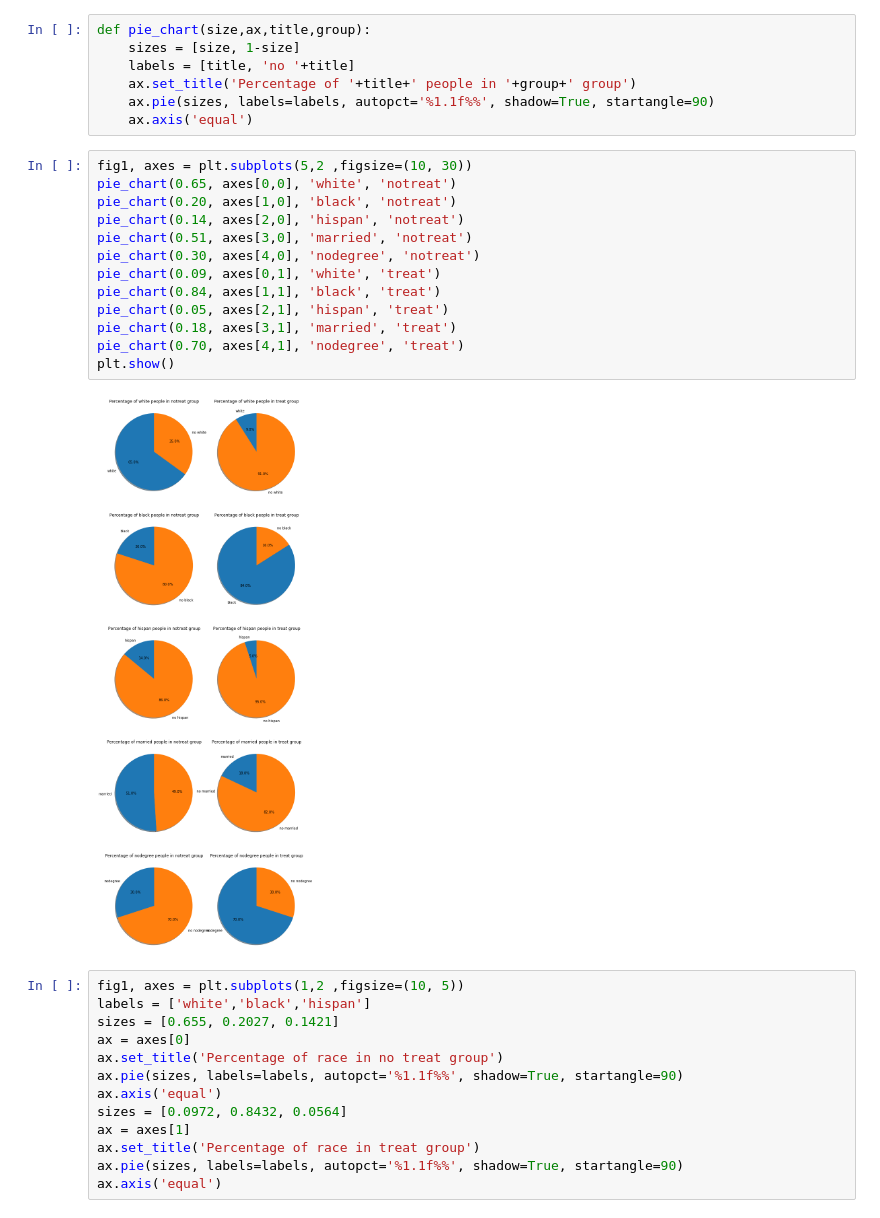
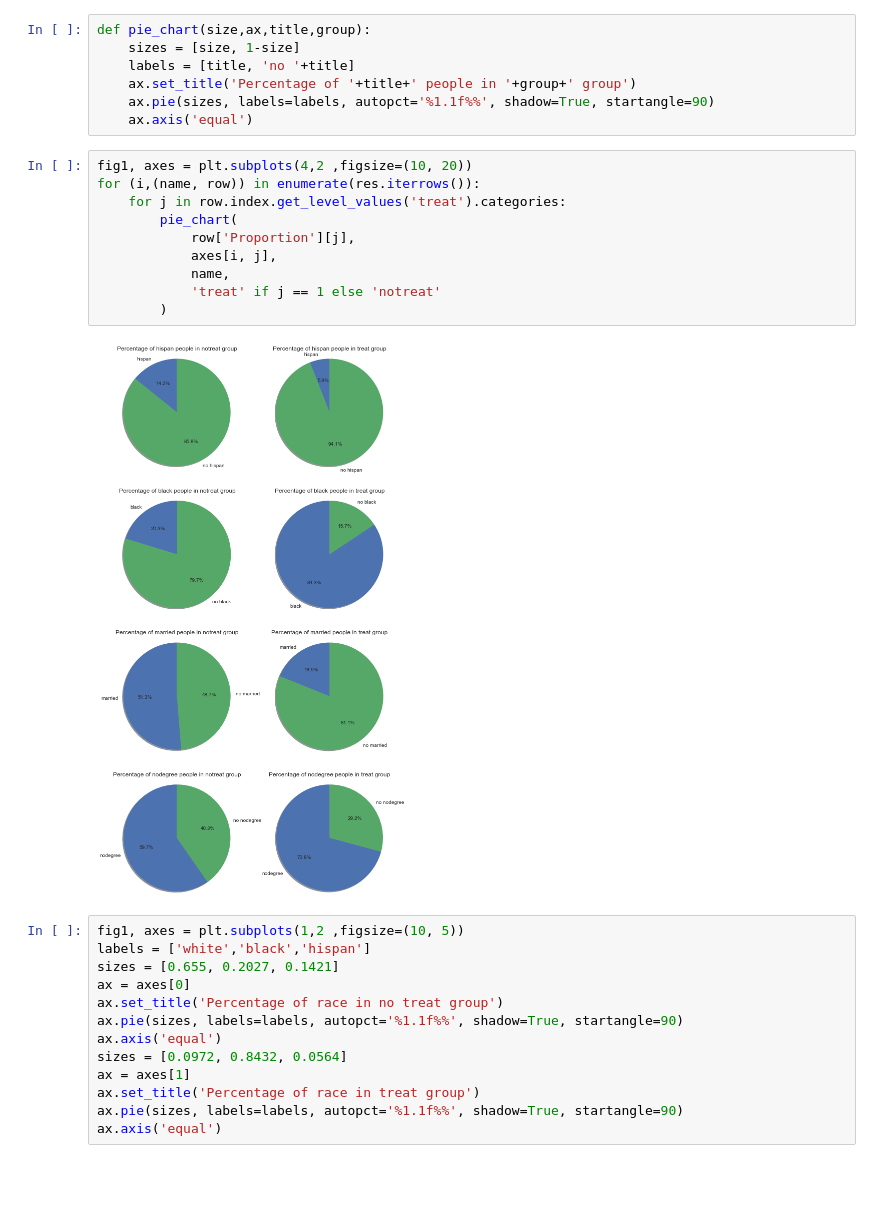
Before and after one commit to zenhaeus/cs-401, a Jupyter notebook: 04 - Applied ML/Homework-04.ipynb, the cells around one changed output. Saved outputs shown, nothing was run; the diff lists cells and outputs as text; blank space fills up the shorter version.

```diff
--- a/04 - Applied ML/Homework-04.ipynb
+++ b/04 - Applied ML/Homework-04.ipynb
@@ -387,21 +354,18 @@ def pie_chart(size,ax,title,group):
     ax.set_title('Percentage of '+title+' people in '+group+' group')
     ax.pie(sizes, labels=labels, autopct='%1.1f%%', shadow=True, startangle=90)
     ax.axis('equal')
-# %%
-fig1, axes = plt.subplots(5,2 ,figsize=(10, 30))
-pie_chart(0.65, axes[0,0], 'white', 'notreat')
-pie_chart(0.20, axes[1,0], 'black', 'notreat')
-pie_chart(0.14, axes[2,0], 'hispan', 'notreat')
-pie_chart(0.51, axes[3,0], 'married', 'notreat')
-pie_chart(0.30, axes[4,0], 'nodegree', 'notreat')
-pie_chart(0.09, axes[0,1], 'white', 'treat')
-pie_chart(0.84, axes[1,1], 'black', 'treat')
-pie_chart(0.05, axes[2,1], 'hispan', 'treat')
-pie_chart(0.18, axes[3,1], 'married', 'treat')
-pie_chart(0.70, axes[4,1], 'nodegree', 'treat')
-plt.show()
-# %% [output]
-[figure, removed]
+# %%
+fig1, axes = plt.subplots(4,2 ,figsize=(10, 20))
+for (i,(name, row)) in enumerate(res.iterrows()):
+    for j in row.index.get_level_values('treat').categories:
+        pie_chart(
+            row['Proportion'][j],
+            axes[i, j],
+            name,
+            'treat' if j == 1 else 'notreat'
+        )
+# %% [output]
+[figure, added]
 # %%
 fig1, axes = plt.subplots(1,2 ,figsize=(10, 5))
 labels = ['white','black','hispan']
```
Also changed, not shown: parts of 2 cells of this notebook.
